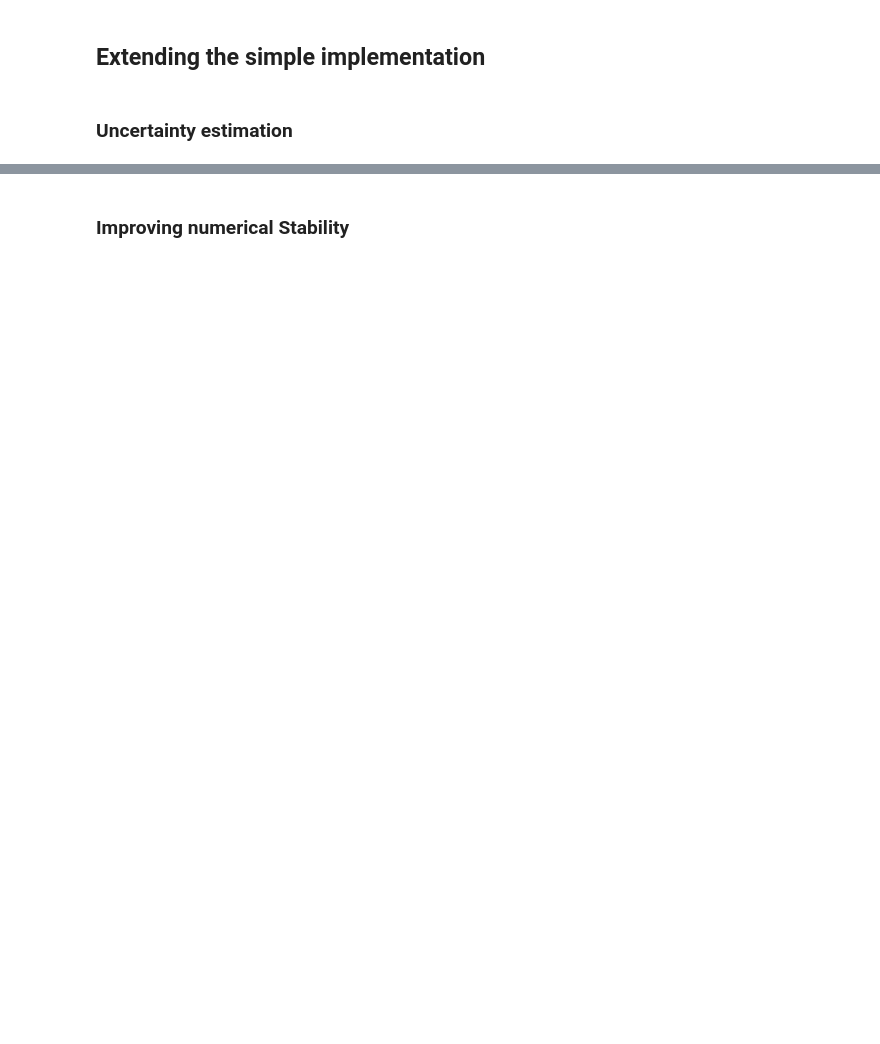
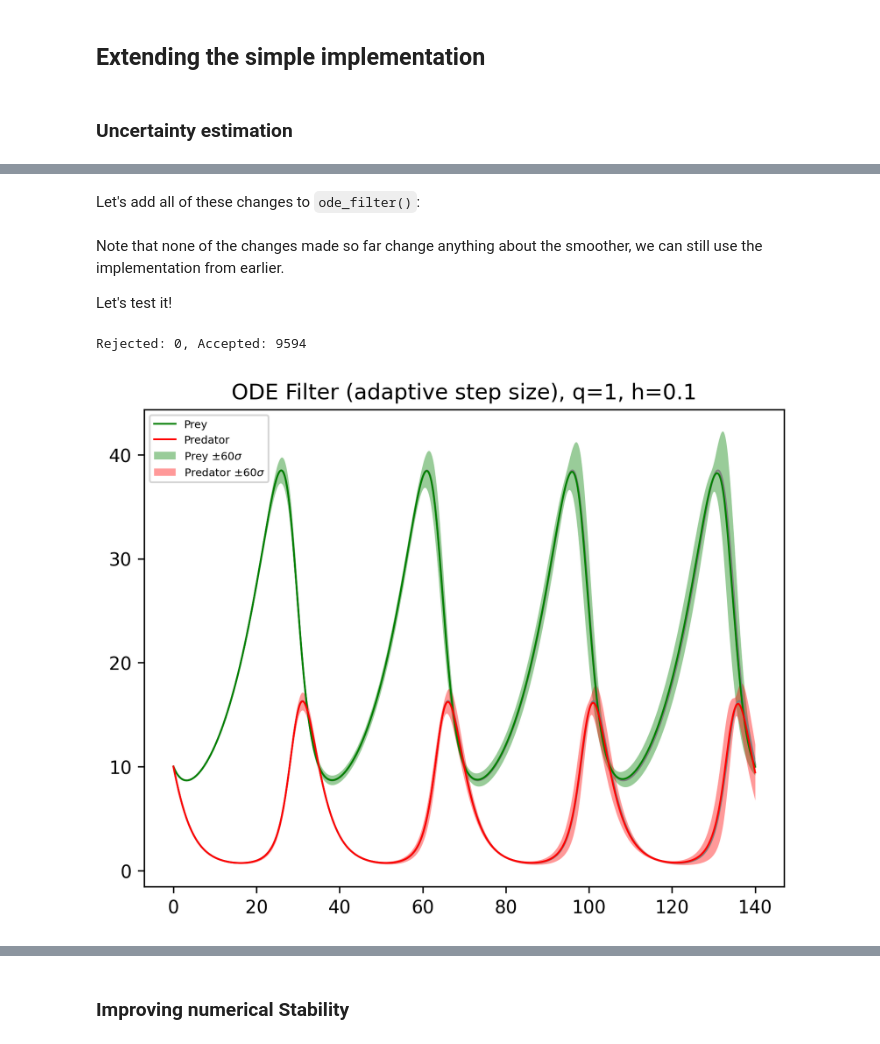
Before and after one commit to ClimatePDE/physics-informed-machine-learning, a Jupyter notebook: ode-filter/probabilistic_ode_solver.ipynb, the cells around one changed output, grey strips where cells are left out. Saved outputs shown, nothing was run; the diff lists cells and outputs as text; code cells hidden in the pictures; blank space fills up the shorter version.

````diff
--- a/ode-filter/probabilistic_ode_solver.ipynb
+++ b/ode-filter/probabilistic_ode_solver.ipynb
@@ -895,0 +957,32 @@ SyntaxError: unexpected character after line continuation character (4268273525.
+# %% [markdown]
+Let's add all of these changes to ```ode_filter()```:
+# %%
+@partial(jax.jit, static_argnames=["f", "f_args", "d", "q", "ekf_order"])
+def ode_filter_step(m_f_prev, P_f_prev, f, f_args,
+                    t_prev, h, d, q,
+                    H0, H, R, ekf_order,
+                    reltol, stepsize_safety_factor,
+                    stepsize_min_change, stepsize_max_change):
+    t = t_prev + h
+    A = discrete_transition_matrix(d, q, h)
+    Q = discrete_diffusion_matrix(d, q, h)
+
+    # predict (mean only)
+    m_p = A @ m_f_prev
+    # residual
+    z_hat, H_hat = residual(f, t, m_p, H, H0, f_args, ekf_order)
+
+    # local uncertainty est.
+    sigma_sq = local_uncertainty(z_hat, H, Q)
+    Q = sigma_sq * Q  # update Q
+    err = local_error(H_hat, Q)  # est. local error
+    h_next = next_stepsize(h, q, err, reltol,
+                           stepsize_safety_factor,
+                           stepsize_min_change, stepsize_max_change)
+
+    P_p = A @ P_f_prev @ A.T + Q  # predictive cov with updated Q
+    m_f, P_f = next_filtering_mean_and_cov(m_p, P_p, z_hat, H_hat, R)
+
+    y = H0 @ m_f
+    stddev = jnp.sqrt(jnp.diag(H0 @ P_f @ H0.T))
+    return m_f, P_f, m_p, P_p, y, stddev, err, h_next
@@ -895,0 +1067,21 @@ SyntaxError: unexpected character after line continuation character (4268273525.
+# %% [markdown]
+Note that none of the changes made so far change anything about the smoother,
+we can still use the implementation from earlier.
+
+Let's test it!
+# %%
+q = 1
+h0 = 1e-2  # Initial step size, shouldn't be too large but otherwise doesn't matter much
+ekf_order = 1
+f_adaptive_sol = ode_filter(
+    y0, lotka_volterra_vf, lv_args,
+    t0, t1, q, h0, ekf_order=ekf_order,
+    reltol=1e-2,
+    adaptive_stepsize=True)
+# %%
+print(f"Rejected: {f_adaptive_sol["num_rejected"]}, Accepted: {f_adaptive_sol["num_accepted"]}")
+n_stddevs = 60
+plot_lv_with_uncertainty(f_adaptive_sol, c_sol=sol, num_stddevs=n_stddevs, title=f"ODE Filter (adaptive step size), q={q}, h={h}")
+# %% [output]
+Rejected: 0, Accepted: 9594
+[figure, added]
````
Also changed, not shown: parts of 51 cells of this notebook, 1 other file.
